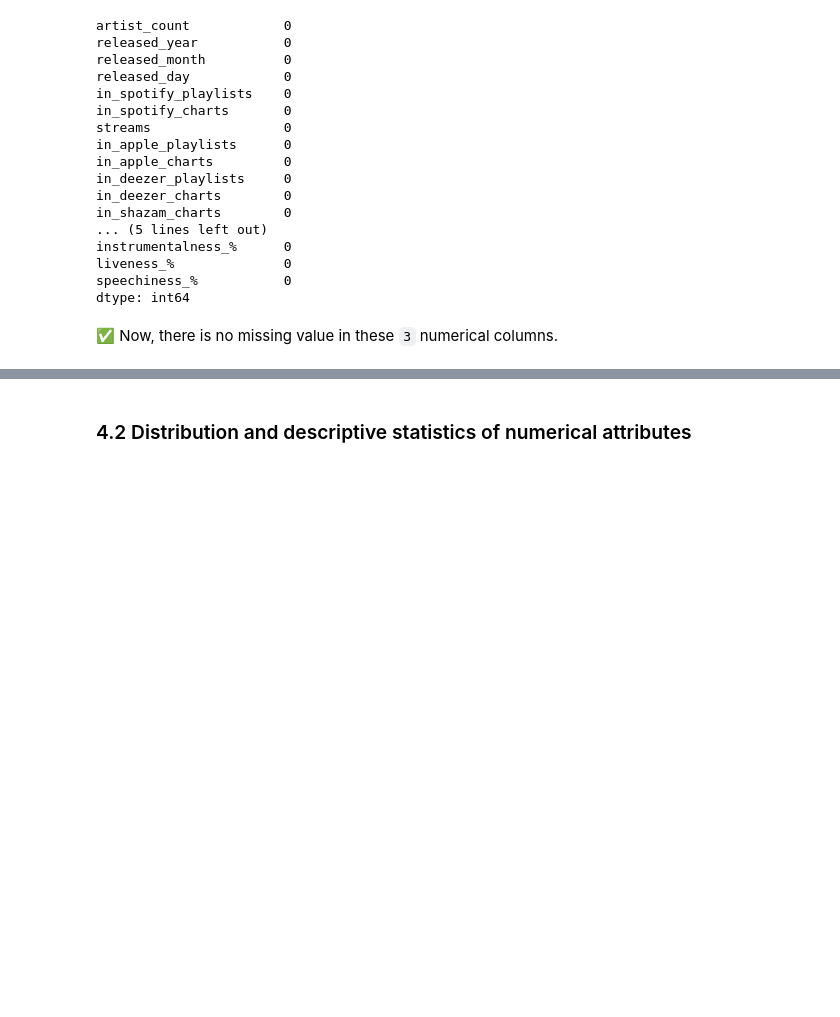
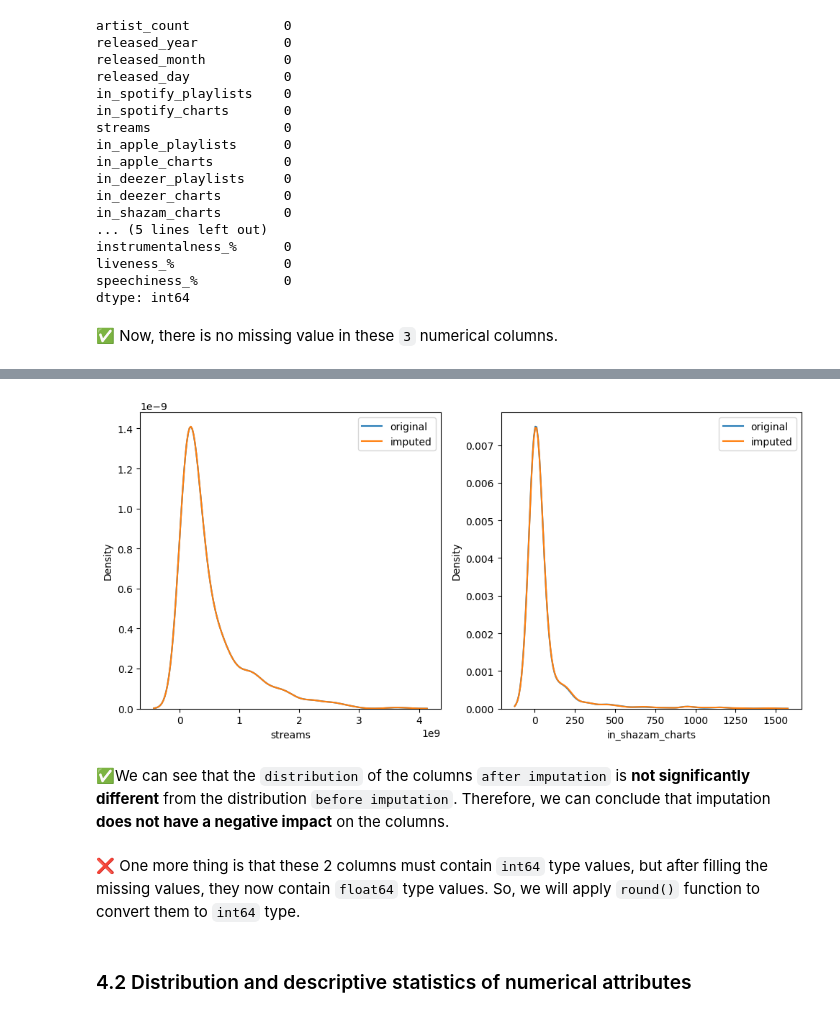
Before and after one commit to khanhnhan1512/Final-Project-DS-Programming, a Jupyter notebook: 02-Data_Exploration_and_Preprocessing.ipynb, the cells around one changed output, grey strips where cells are left out. Drawn from its saved outputs; the diff is of its cells as text; code cells hidden in the pictures; blank space fills up the shorter version.

```diff
--- a/02-Data_Exploration_and_Preprocessing.ipynb
+++ b/02-Data_Exploration_and_Preprocessing.ipynb
@@ -297,6 +297,8 @@ plt.show()
 - `in_shazam_charts` has a significant number of missing values, so it would be best to use the `KNNImputer` to fill in the missing values. We will use `KNNImputer`to fill missing values in `in_shazam_charts` column based on the values of `in_spotify_charts`, `in_apple_charts`, `in_deezer_charts` columns. Because these columns have the same meaning.
 # %%
 from sklearn.impute import KNNImputer
+
+old_df = df[['streams', 'in_shazam_charts']].copy()
 
 # Fill missing value for streams column
 df['streams'].fillna(df['streams'].median(), inplace=True)
@@ -332,0 +338,16 @@ dtype: int64
+# %%
+cols = ['streams', 'in_shazam_charts']
+fig, axes = plt.subplots(nrows=1, ncols=2, figsize=(10, 5))
+for col, i in zip(cols, [0, 1]):
+    sns.kdeplot(old_df[col], ax=axes[i], label='original')
+    sns.kdeplot(df[col], ax=axes[i], label='imputed')
+    axes[i].legend()
+
+plt.tight_layout()
+plt.show()
+# %% [output]
+[figure, added]
+# %% [markdown]
+✅We can see that the `distribution` of the columns `after imputation` is **not significantly different** from the distribution `before imputation`. Therefore, we can conclude that imputation **does not have a negative impact** on the columns.
+# %% [markdown]
+❌ One more thing is that these 2 columns must contain `int64` type values, but after filling the missing values, they now contain `float64` type values. So, we will apply `round()` function to convert them to `int64` type.
```
Also changed, not shown: parts of 60 cells of this notebook, 3 other files.
